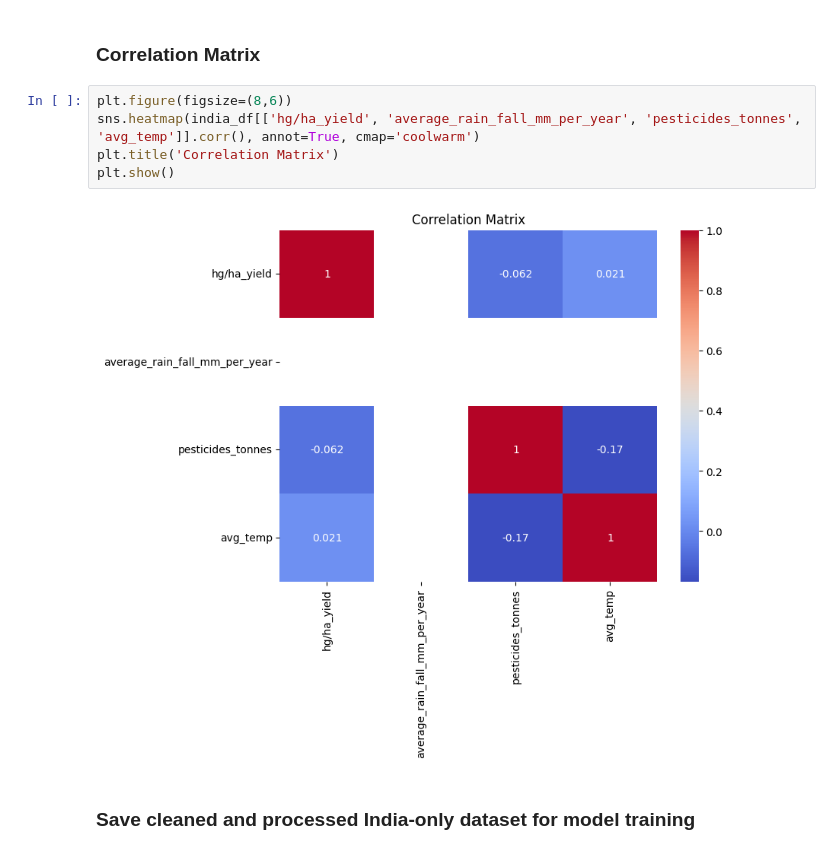
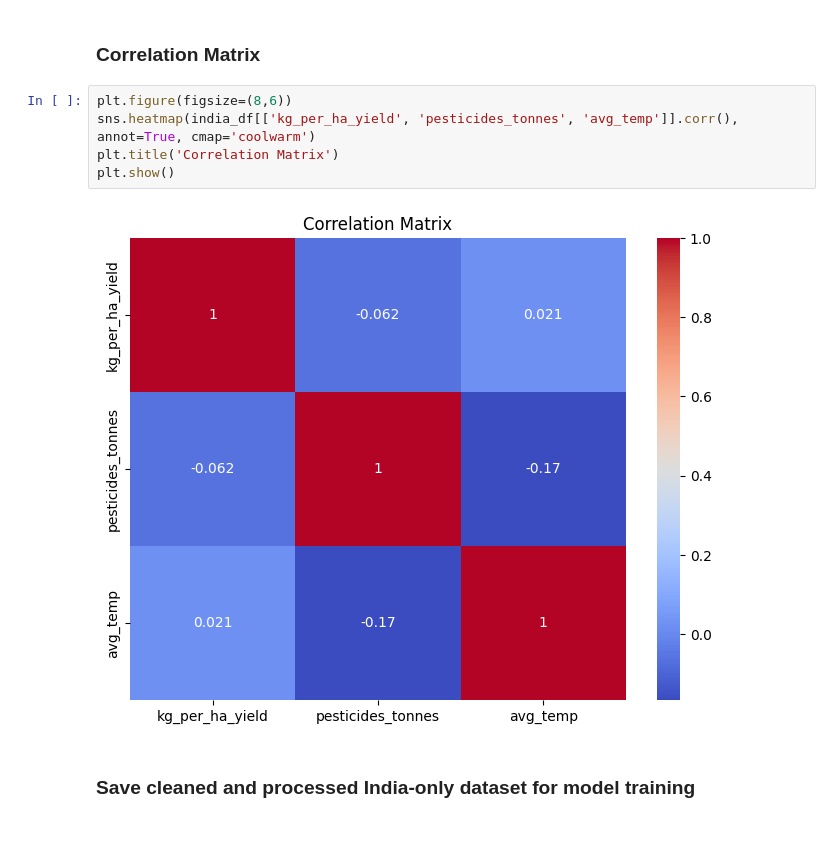
Before and after one commit to dhyan2815/Crop-Yield-Prediction, a Jupyter notebook: notebook/data_processing.ipynb, the cells around one changed output. Cells and saved outputs as stored; diff of their text form.

```diff
--- a/notebook/data_processing.ipynb
+++ b/notebook/data_processing.ipynb
@@ -128,11 +143,11 @@ plt.show()
 ### Correlation Matrix
 # %%
 plt.figure(figsize=(8,6))
-sns.heatmap(india_df[['hg/ha_yield', 'average_rain_fall_mm_per_year', 'pesticides_tonnes', 'avg_temp']].corr(), annot=True, cmap='coolwarm')
+sns.heatmap(india_df[['kg_per_ha_yield', 'pesticides_tonnes', 'avg_temp']].corr(), annot=True, cmap='coolwarm')
 plt.title('Correlation Matrix')
 plt.show()
 # %% [output]
-[figure, old version]
+[figure, new version]
 # %% [markdown]
 ### Save cleaned and processed India-only dataset for model training
 # %%
```
Also changed, not shown: parts of 5 cells of this notebook, 6 other files.
